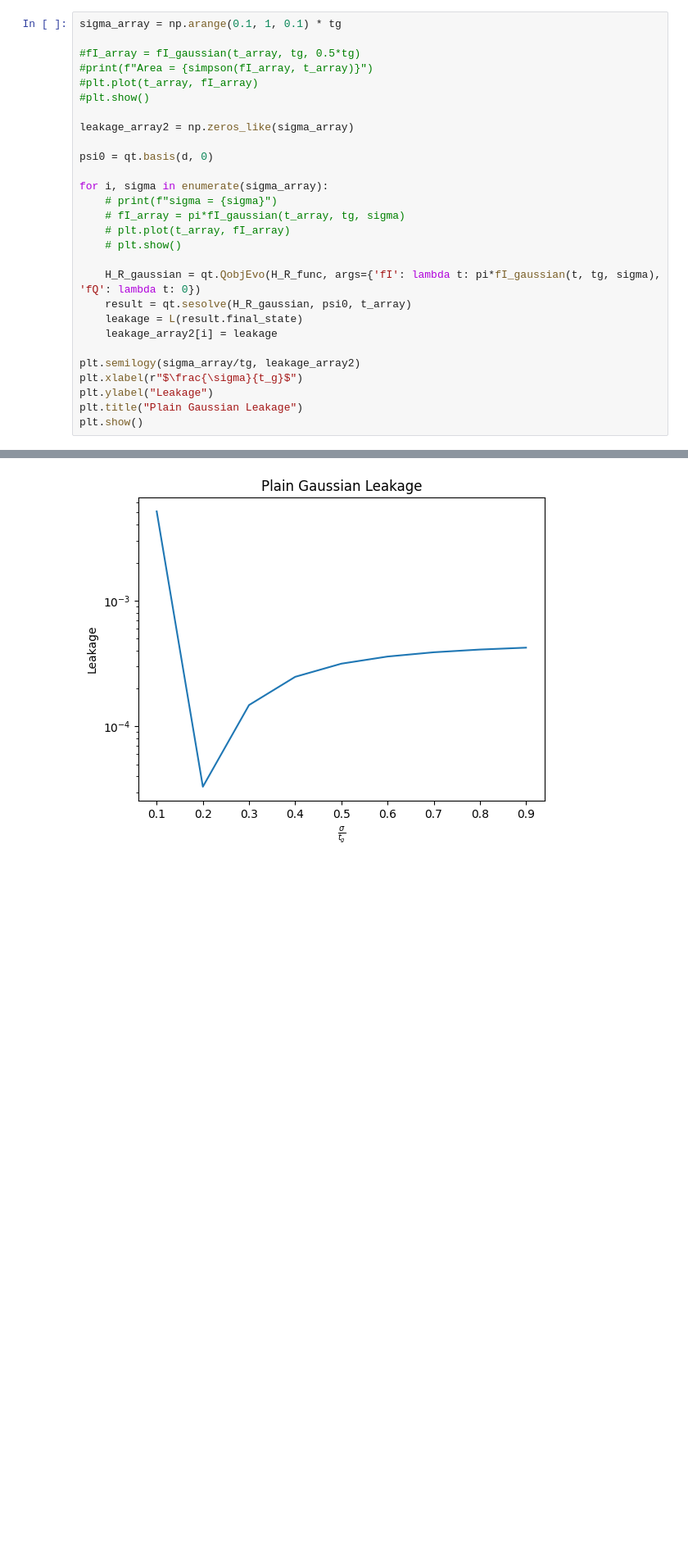
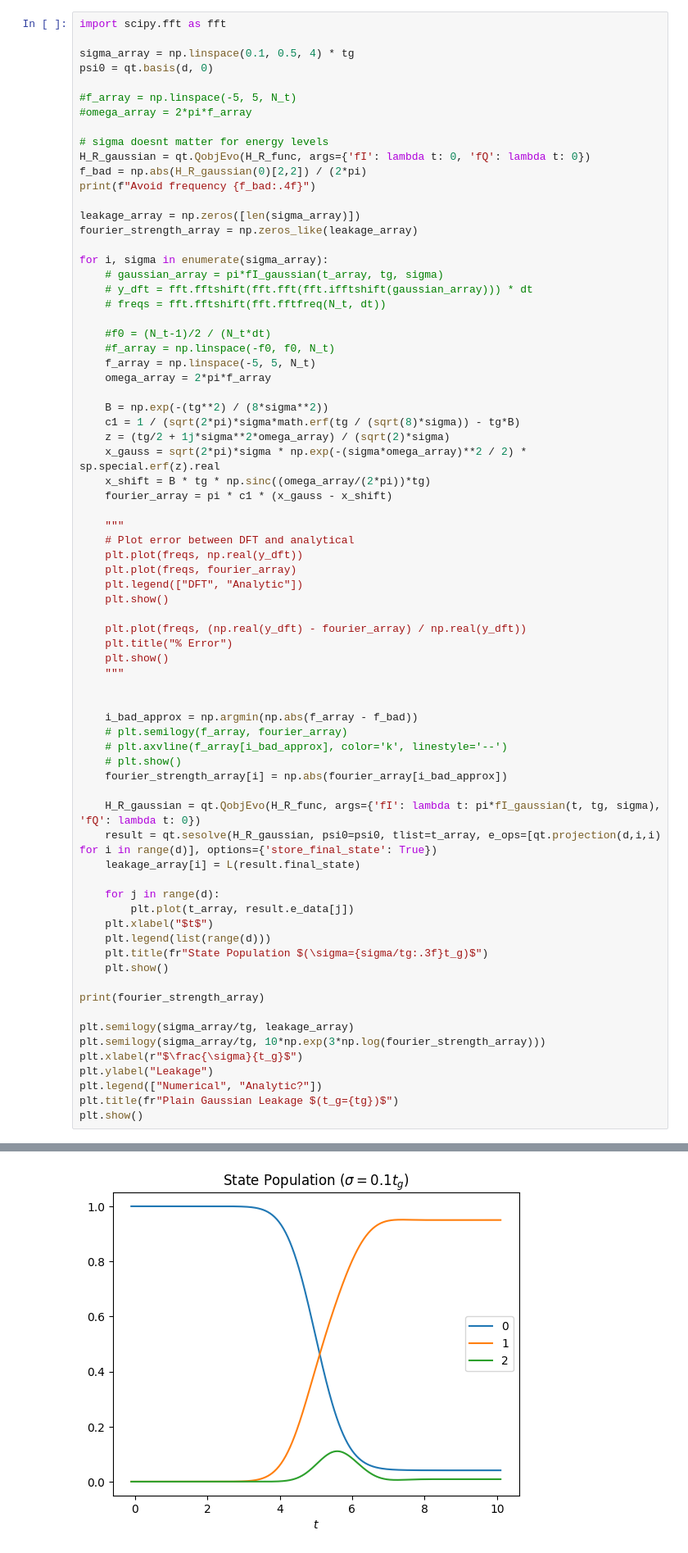
Before and after one commit to NickyNASA/PHYS-779-Project, a Jupyter notebook: src/Gate Error.ipynb, the cells around one changed output, grey strips where cells are left out. Shown at 82% size. Drawn from its saved outputs; the diff is of its cells as text; blank space fills up the shorter version.

Commit message:
Added exact fourier transform of gaussian pulse and tried to fit to gate leakage.

```diff
--- a/src/Gate Error.ipynb
+++ b/src/Gate Error.ipynb
@@ -76,29 +95,74 @@ Leakage = 0.0089
 # %%
-sigma_array = np.arange(0.1, 1, 0.1) * tg
+import scipy.fft as fft
 
-#fI_array = fI_gaussian(t_array, tg, 0.5*tg)
-#print(f"Area = {simpson(fI_array, t_array)}")
-#plt.plot(t_array, fI_array)
-#plt.show()
-
-leakage_array2 = np.zeros_like(sigma_array)
-
+sigma_array = np.linspace(0.1, 0.5, 4) * tg
 psi0 = qt.basis(d, 0)
 
+#f_array = np.linspace(-5, 5, N_t)
+#omega_array = 2*pi*f_array
+
+# sigma doesnt matter for energy levels
+H_R_gaussian = qt.QobjEvo(H_R_func, args={'fI': lambda t: 0, 'fQ': lambda t: 0})
+f_bad = np.abs(H_R_gaussian(0)[2,2]) / (2*pi)
+print(f"Avoid frequency {f_bad:.4f}")
+
+leakage_array = np.zeros([len(sigma_array)])
+fourier_strength_array = np.zeros_like(leakage_array)
+
 for i, sigma in enumerate(sigma_array):
-    # print(f"sigma = {sigma}")
-    # fI_array = pi*fI_gaussian(t_array, tg, sigma)
-    # plt.plot(t_array, fI_array)
+    # gaussian_array = pi*fI_gaussian(t_array, tg, sigma)
+    # y_dft = fft.fftshift(fft.fft(fft.ifftshift(gaussian_array))) * dt
+    # freqs = fft.fftshift(fft.fftfreq(N_t, dt))
+
+    #f0 = (N_t-1)/2 / (N_t*dt)
+    #f_array = np.linspace(-f0, f0, N_t)
+    f_array = np.linspace(-5, 5, N_t)
+    omega_array = 2*pi*f_array
+
+    B = np.exp(-(tg**2) / (8*sigma**2))
+    c1 = 1 / (sqrt(2*pi)*sigma*math.erf(tg / (sqrt(8)*sigma)) - tg*B)
+    z = (tg/2 + 1j*sigma**2*omega_array) / (sqrt(2)*sigma)
+    x_gauss = sqrt(2*pi)*sigma * np.exp(-(sigma*omega_array)**2 / 2) * sp.special.erf(z).real
+    x_shift = B * tg * np.sinc((omega_array/(2*pi))*tg)
+    fourier_array = pi * c1 * (x_gauss - x_shift)
+
+    """
+    # Plot error between DFT and analytical
+    plt.plot(freqs, np.real(y_dft))
+    plt.plot(freqs, fourier_array)
+    plt.legend(["DFT", "Analytic"])
+    plt.show()
+
+    plt.plot(freqs, (np.real(y_dft) - fourier_array) / np.real(y_dft))
+    plt.title("% Error")
+    plt.show()
+    """
+
+
+    i_bad_approx = np.argmin(np.abs(f_array - f_bad))
+    # plt.semilogy(f_array, fourier_array)
+    # plt.axvline(f_array[i_bad_approx], color='k', linestyle='--')
     # plt.show()
+    fourier_strength_array[i] = np.abs(fourier_array[i_bad_approx])
 
     H_R_gaussian = qt.QobjEvo(H_R_func, args={'fI': lambda t: pi*fI_gaussian(t, tg, sigma), 'fQ': lambda t: 0})
-    result = qt.sesolve(H_R_gaussian, psi0, t_array)
-    leakage = L(result.final_state)
-    leakage_array2[i] = leakage
+    result = qt.sesolve(H_R_gaussian, psi0=psi0, tlist=t_array, e_ops=[qt.projection(d,i,i) for i in range(d)], options={'store_final_state': True})
+    leakage_array[i] = L(result.final_state)
 
-plt.semilogy(sigma_array/tg, leakage_array2)
+    for j in range(d):
+        plt.plot(t_array, result.e_data[j])
+    plt.xlabel("$t$")
+    plt.legend(list(range(d)))
+    plt.title(fr"State Population $(\sigma={sigma/tg:.3f}t_g)$")
+    plt.show()
+
+print(fourier_strength_array)
+
+plt.semilogy(sigma_array/tg, leakage_array)
+plt.semilogy(sigma_array/tg, 10*np.exp(3*np.log(fourier_strength_array)))
 plt.xlabel(r"$\frac{\sigma}{t_g}$")
 plt.ylabel("Leakage")
-plt.title("Plain Gaussian Leakage")
+plt.legend(["Numerical", "Analytic?"])
+plt.title(fr"Plain Gaussian Leakage $(t_g={tg})$")
 plt.show()
 # %% [output]
@@ -105 +170 @@ plt.show()
-[figure, old version]
+[figure, new version]
```
Also changed, not shown: parts of 5 cells of this notebook, 1 other file.
